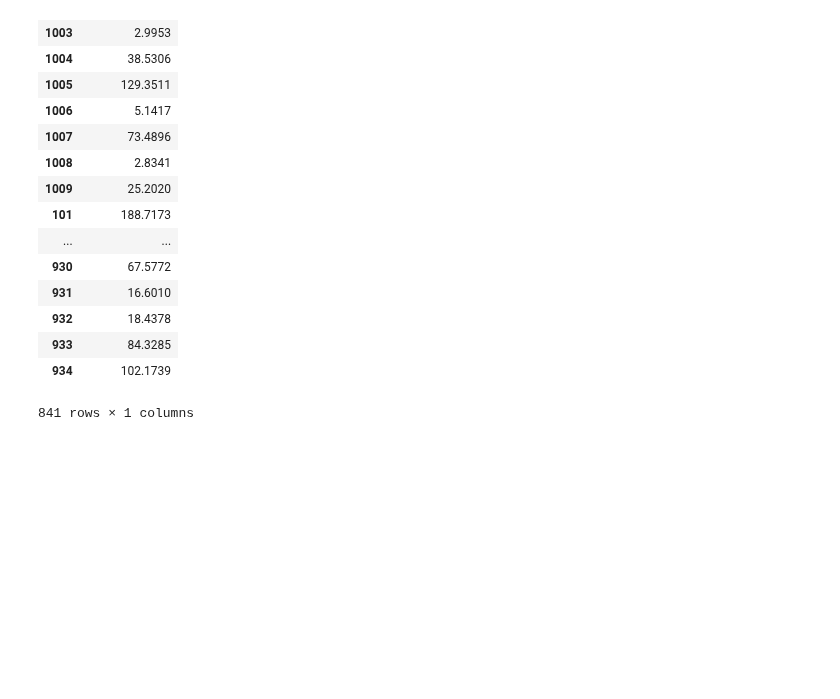
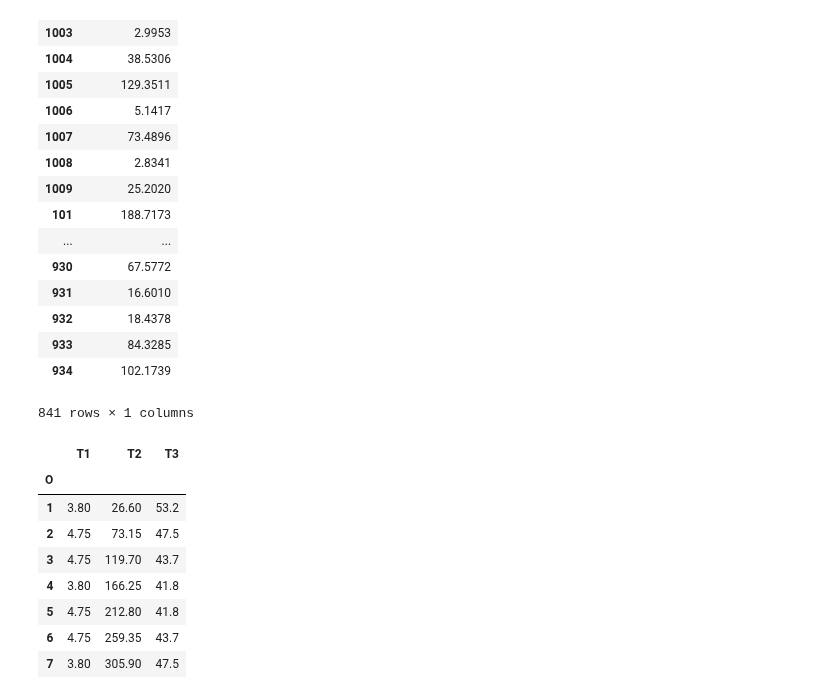
Before and after one commit to jabellcu/TPlanning_matrices, a Jupyter notebook: Matrix.ipynb, the cells around one changed output. Cells and saved outputs as stored; diff of their text form; code cells hidden in the pictures; blank space fills up the shorter version.

```diff
--- a/Matrix.ipynb
+++ b/Matrix.ipynb
@@ -447,0 +478,14 @@ DEMMAND.TD
+# %%
+#tTO = randomizeTE(mat.TO)
+tTO = mat.TO * 0.95
+tTO
+# %% [output]
+|  | T1 | T2 | T3 |
+| O |  |  |  |
+| 1 | 3.80 | 26.60 | 53.2 |
+| 2 | 4.75 | 73.15 | 47.5 |
+| 3 | 4.75 | 119.70 | 43.7 |
+| 4 | 3.80 | 166.25 | 41.8 |
+| 5 | 4.75 | 212.80 | 41.8 |
+| 6 | 4.75 | 259.35 | 43.7 |
+| 7 | 3.80 | 305.90 | 47.5 |
```
Also changed, not shown: parts of 6 cells of this notebook.
